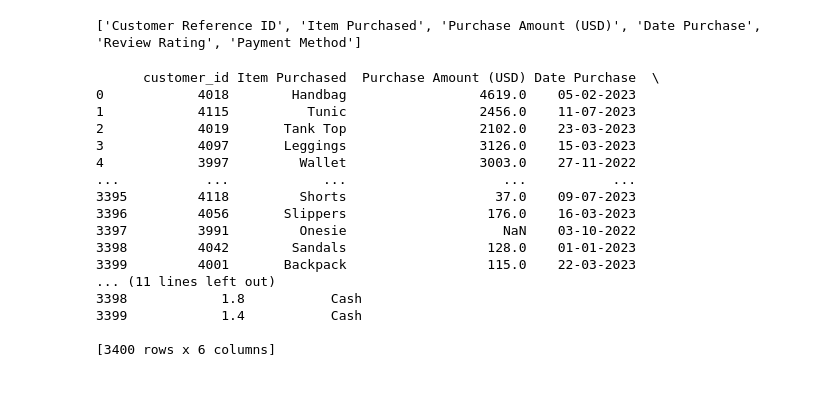
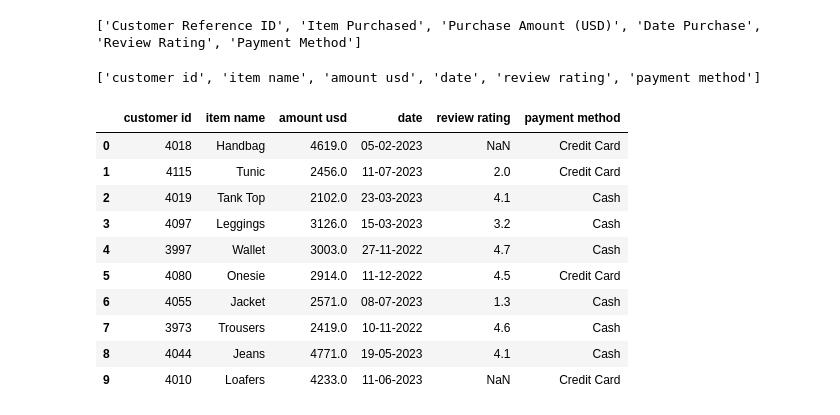
Before and after one commit to Hamed-Nori/datenanalyse_aufgaben, a Jupyter notebook: Aufgaben/Aufgabe_2.ipynb, the cells around one changed output. Cells and saved outputs as stored; diff of their text form; code cells hidden in the pictures; blank space fills up the shorter version.

```diff
--- a/Aufgaben/Aufgabe_2.ipynb
+++ b/Aufgaben/Aufgabe_2.ipynb
@@ -76,26 +76,29 @@ print(df.columns.to_list())
 # %% [output]
 ['Customer Reference ID', 'Item Purchased', 'Purchase Amount (USD)', 'Date Purchase', 'Review Rating', 'Payment Method']
 # %%
-# Ändere die Spaltennamen zur ['customer id', 'item name', 'amount_usd', 'date', 'review_rating', 'payment_method']
+# Ändere die Spaltennamen zur ['customer id', 'item name', 'amount usd', 'date', 'review rating', 'payment method']
 # Googleschlagwörter: how to change csv column name in pandas
 #Beispielsquelle: https://www.geeksforgeeks.org/rename-column-name-with-an-index-number-of-the-csv-file-in-pandas/
 
-df = df.rename(columns={df.columns[0]:"customer id"})
+df = df.rename(columns={df.columns[0]:"customer id", df.columns[1]:'item name', df.columns[2]:'amount usd', df.columns[3]:'date', df.columns[4]:'review rating'
+                        ,df.columns[5]:'payment method'})
+print(df.columns.to_list())
 # %% [output]
-      customer_id Item Purchased  Purchase Amount (USD) Date Purchase  \
-0            4018        Handbag                 4619.0    05-02-2023
-1            4115          Tunic                 2456.0    11-07-2023
-2            4019       Tank Top                 2102.0    23-03-2023
-3            4097       Leggings                 3126.0    15-03-2023
-4            3997         Wallet                 3003.0    27-11-2022
-...           ...            ...                    ...           ...
-3395         4118         Shorts                   37.0    09-07-2023
-3396         4056       Slippers                  176.0    16-03-2023
-3397         3991         Onesie                    NaN    03-10-2022
-3398         4042        Sandals                  128.0    01-01-2023
-3399         4001       Backpack                  115.0    22-03-2023
-... (11 lines left out)
-3398            1.8           Cash
-3399            1.4           Cash
-
-[3400 rows x 6 columns]
+['customer id', 'item name', 'amount usd', 'date', 'review rating', 'payment method']
+# %%
+# Verschaffe dir einen Übersicht über die Datenset indem du die ersten 10 Zeilen anzeigst
+# Googleschlagwörter: 'how to show  rows of data in pandas'
+# quelle: https://pandas.pydata.org/docs/user_guide/indexing.html
+df.head(10)
+# %% [output]
+|  | customer id | item name | amount usd | date | review rating | payment method |
+| 0 | 4018 | Handbag | 4619.0 | 05-02-2023 | NaN | Credit Card |
+| 1 | 4115 | Tunic | 2456.0 | 11-07-2023 | 2.0 | Credit Card |
+| 2 | 4019 | Tank Top | 2102.0 | 23-03-2023 | 4.1 | Cash |
+| 3 | 4097 | Leggings | 3126.0 | 15-03-2023 | 3.2 | Cash |
+| 4 | 3997 | Wallet | 3003.0 | 27-11-2022 | 4.7 | Cash |
+| 5 | 4080 | Onesie | 2914.0 | 11-12-2022 | 4.5 | Credit Card |
+| 6 | 4055 | Jacket | 2571.0 | 08-07-2023 | 1.3 | Cash |
+| 7 | 3973 | Trousers | 2419.0 | 10-11-2022 | 4.6 | Cash |
+| 8 | 4044 | Jeans | 4771.0 | 19-05-2023 | 4.1 | Cash |
+| 9 | 4010 | Loafers | 4233.0 | 11-06-2023 | NaN | Credit Card |
```
Also changed, not shown: parts of 13 cells of this notebook.
